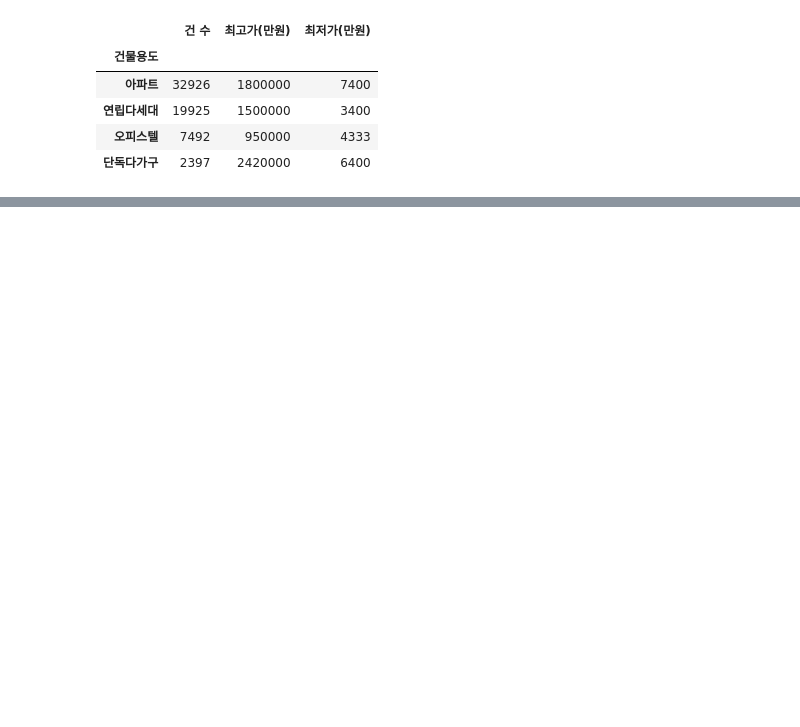
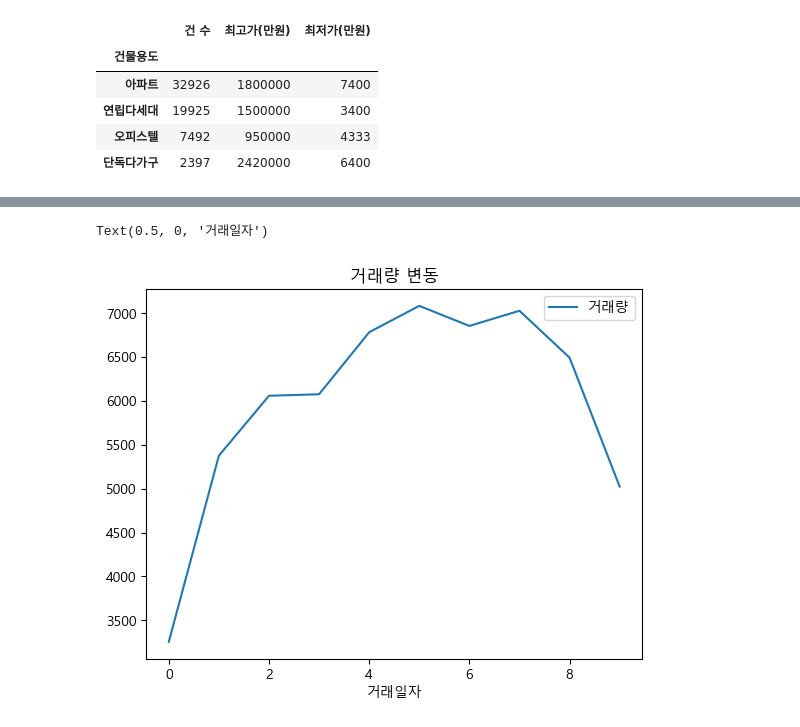
Before and after one commit to isk03300/my_projcet, a Jupyter notebook: dev_data.ipynb, the cells around one changed output, grey strips where cells are left out. Drawn from its saved outputs; the diff is of its cells as text; code cells hidden in the pictures; blank space fills up the shorter version.

```diff
--- a/dev_data.ipynb
+++ b/dev_data.ipynb
@@ -197,0 +263,7 @@ pd.concat([df_count,df_max_price],axis = 1)
+# %%
+df2.plot()
+plt.title('거래량 변동')
+plt.xlabel('거래일자')
+# %% [output]
+Text(0.5, 0, '거래일자')
+[figure, added]
```
Also changed, not shown: parts of 17 cells of this notebook, 2 other files.
